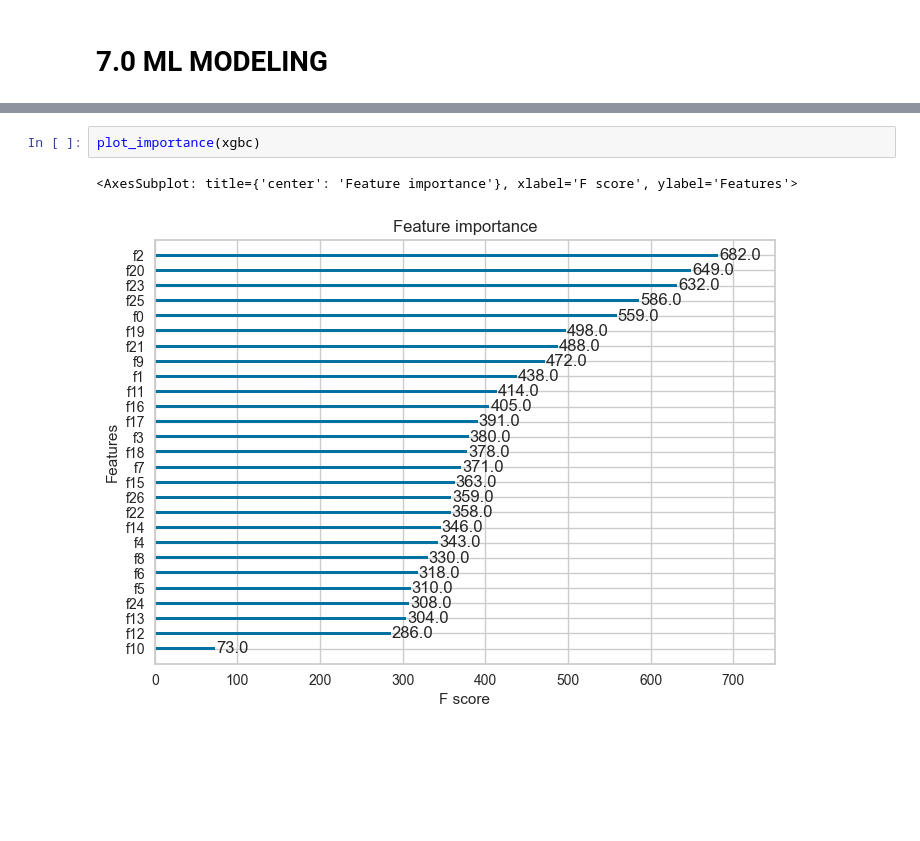
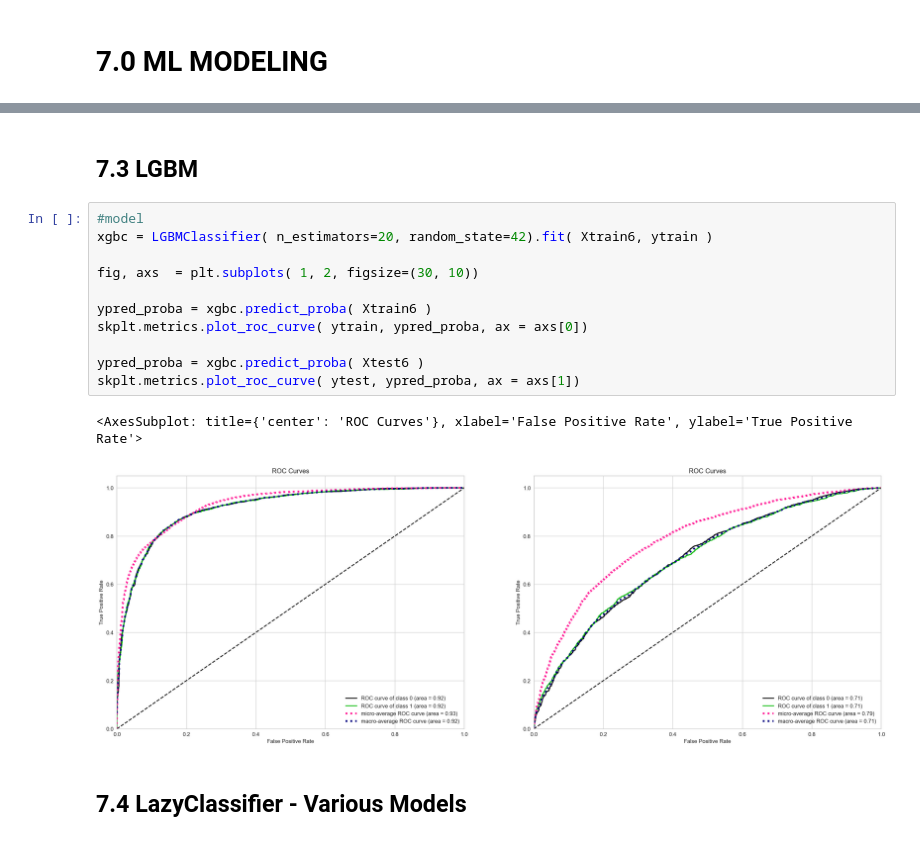
Before and after one commit to ViniciusKos/picpay_case, a Jupyter notebook: notebooks/credit_scoring_circle 3.ipynb, the cells around one changed output, grey strips where cells are left out. Cells and saved outputs as stored; diff of their text form; blank space fills up the shorter version.

```diff
--- a/notebooks/credit_scoring_circle 3.ipynb
+++ b/notebooks/credit_scoring_circle 3.ipynb
@@ -222,6 +210,19 @@ roc_auc_score( ytest , ypred )
-# %%
-plot_importance(xgbc)
-# %% [output]
-<AxesSubplot: title={'center': 'Feature importance'}, xlabel='F score', ylabel='Features'>
-[figure, removed]
+# %% [markdown]
+## 7.3 LGBM
+# %%
+#model
+xgbc = LGBMClassifier( n_estimators=20, random_state=42).fit( Xtrain6, ytrain )
+
+fig, axs  = plt.subplots( 1, 2, figsize=(30, 10))
+
+ypred_proba = xgbc.predict_proba( Xtrain6 )
+skplt.metrics.plot_roc_curve( ytrain, ypred_proba, ax = axs[0])
+
+ypred_proba = xgbc.predict_proba( Xtest6 )
+skplt.metrics.plot_roc_curve( ytest, ypred_proba, ax = axs[1])
+# %% [output]
+<AxesSubplot: title={'center': 'ROC Curves'}, xlabel='False Positive Rate', ylabel='True Positive Rate'>
+[figure, added]
+# %% [markdown]
+## 7.4 LazyClassifier - Various Models
 # %%
```
Also changed, not shown: parts of 23 cells of this notebook, 1 other file.
